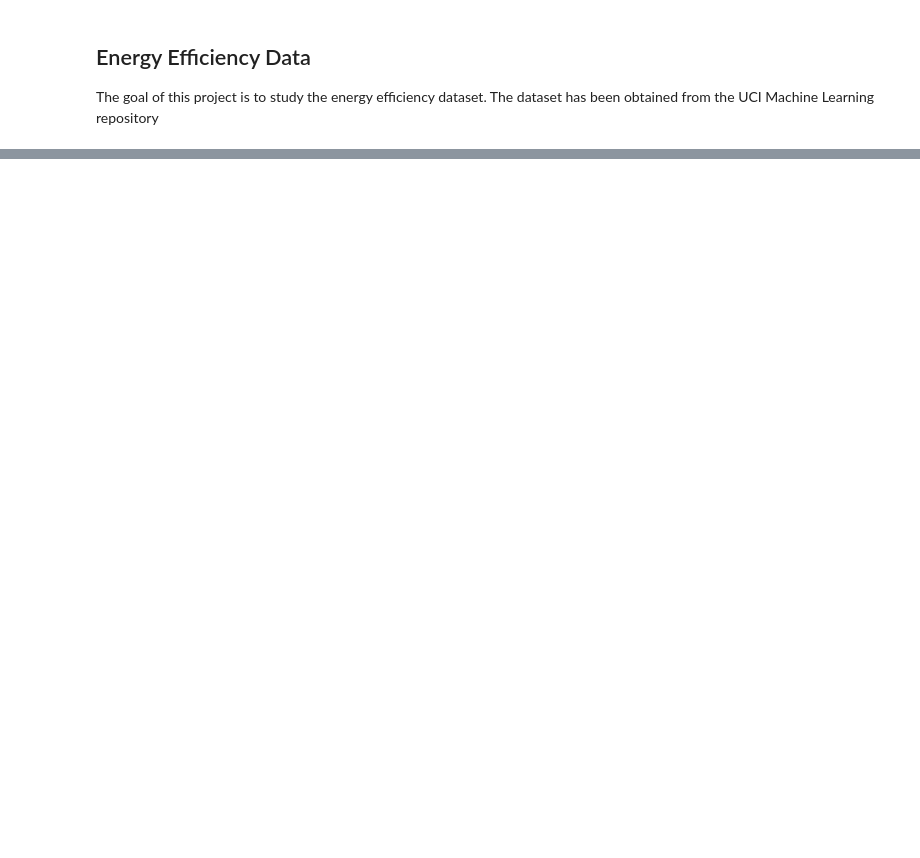
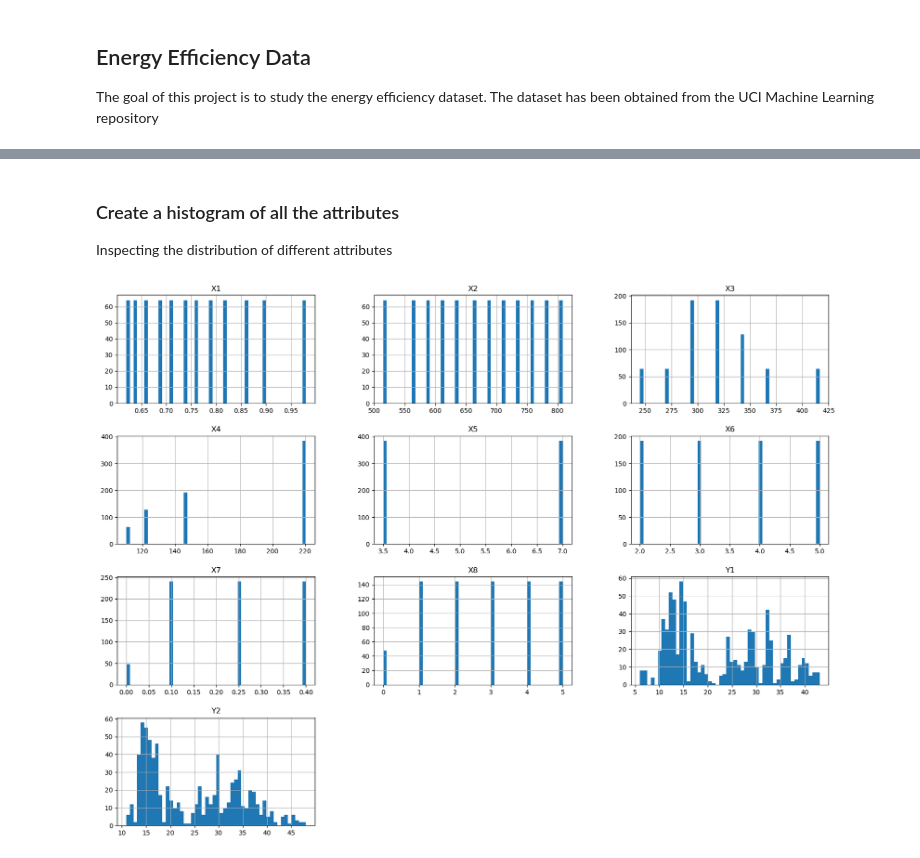
Before and after one commit to h-salman/data-science-portfolio, a Jupyter notebook: energy_efficiency/energy_efficiency.ipynb, the cells around one changed output, grey strips where cells are left out. Saved outputs shown, nothing was run; the diff lists cells and outputs as text; code cells hidden in the pictures; blank space fills up the shorter version.

Commit message:
Added histograms

```diff
--- a/energy_efficiency/energy_efficiency.ipynb
+++ b/energy_efficiency/energy_efficiency.ipynb
@@ -22,0 +26,4 @@ The dataset consists of the following features:
+# %%
+#read the data in a dataframe
+energyData = pd.read_excel('ENB2012_data.xlsx')
+energyData.head()
@@ -22,0 +73,12 @@ The dataset consists of the following features:
+# %% [markdown]
+### Create a histogram of all the attributes
+
+Inspecting the distribution of different attributes
+# %%
+%matplotlib inline
+import matplotlib.pyplot as plt
+
+energyData.hist(bins=50, figsize=(20,15))
+plt.show()
+# %% [output]
+[figure, added]
```
Also changed, not shown: parts of 8 cells of this notebook.
